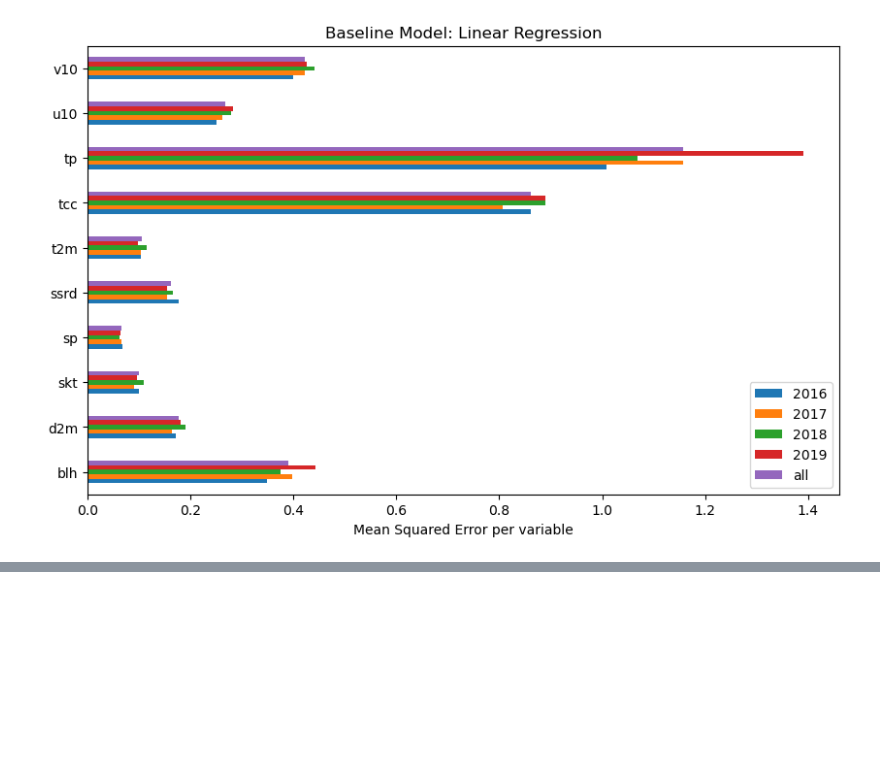
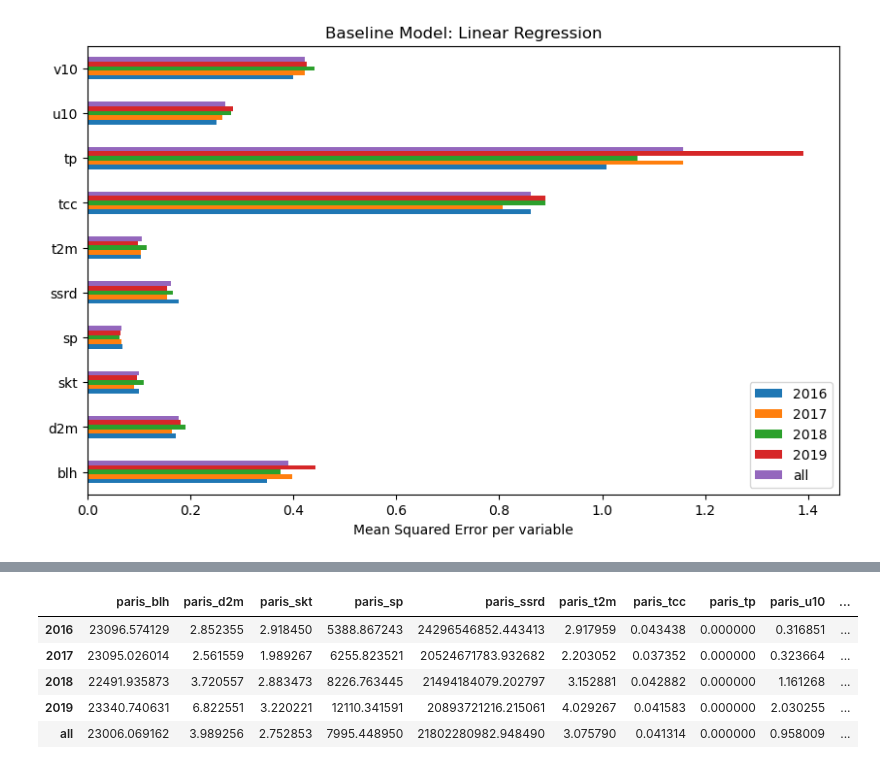
Before and after one commit to waddason/ML_ClimateEnergy_project2024, a Jupyter notebook: draft_WAD.ipynb, the cells around one changed output, grey strips where cells are left out. Saved outputs shown, nothing was run; the diff lists cells and outputs as text; code cells hidden in the pictures; blank space fills up the shorter version.

```diff
--- a/draft_WAD.ipynb
+++ b/draft_WAD.ipynb
@@ -103,0 +116,6 @@ X_train.correlation()
+# %%
+X_train, X_test, X_val, y_train, y_test, y_val, scalers = load_red_norm_data()
+print(
+    f"Shapes: \nX_train: {X_train.shape}, X_test: {X_test.shape}, X_val: {X_val.shape}\n"
+    f"y_train: {y_train.shape}, y_test: {y_test.shape}, y_val: {y_val.shape}"
+)
@@ -157,0 +239,27 @@ plt.show()
+# %%
+# Baseline model: Linear regression for each variable
+
+from sklearn.linear_model import LinearRegression
+from sklearn.metrics import mean_squared_error
+
+target_variables_names = y_train.columns
+# Create a linear regression model for each variable
+models_per_variable = {}
+baseline_mse_per_variable = {}
+for variable in target_variables_names:
+    model = LinearRegression()
+    # Use the whole dataset for training
+    model.fit(X_train, y_train[variable])
+    models_per_variable[variable] = model
+    baseline_mse_per_variable[variable] = []
+    # Evaluate per year
+    for year in [2016, 2017, 2018]:
+        y_pred = model.predict(X_test.iloc[X_test.index.year == year])
+        mse = mean_squared_error(
+            y_test[variable].iloc[y_test[variable].index.year == year], y_pred
+        )
+        baseline_mse_per_variable[variable].append(mse)
+    # Evaluate for validation set on 2019
+    y_pred = model.predict(X_val)
+    mse = mean_squared_error(y_val[variable], y_pred)
+    baseline_mse_per_variable[variable].append(mse)
@@ -157,0 +286,18 @@ plt.show()
+# %%
+# compute the mean for the whole dataset
+for variable, mses in baseline_mse_per_variable.items():
+    baseline_mse_per_variable[variable].append(np.mean(mses))
+
+
+# load into a dataframe
+baseline_df = pd.DataFrame(
+    baseline_mse_per_variable, index=[2016, 2017, 2018, 2019, "all"]
+)
+baseline_df.style.background_gradient(cmap="Reds")
+# %% [output]
+|  | paris_blh | paris_d2m | paris_skt | paris_sp | paris_ssrd | paris_t2m | paris_tcc | paris_tp | paris_u10 | ... |
+| 2016 | 23096.574129 | 2.852355 | 2.918450 | 5388.867243 | 24296546852.443413 | 2.917959 | 0.043438 | 0.000000 | 0.316851 | ... |
+| 2017 | 23095.026014 | 2.561559 | 1.989267 | 6255.823521 | 20524671783.932682 | 2.203052 | 0.037352 | 0.000000 | 0.323664 | ... |
+| 2018 | 22491.935873 | 3.720557 | 2.883473 | 8226.763445 | 21494184079.202797 | 3.152881 | 0.042882 | 0.000000 | 1.161268 | ... |
+| 2019 | 23340.740631 | 6.822551 | 3.220221 | 12110.341591 | 20893721216.215061 | 4.029267 | 0.041583 | 0.000000 | 2.030255 | ... |
+| all | 23006.069162 | 3.989256 | 2.752853 | 7995.448950 | 21802280982.948490 | 3.075790 | 0.041314 | 0.000000 | 0.958009 | ... |
```
Also changed, not shown: parts of 10 cells of this notebook, 10 other files.
